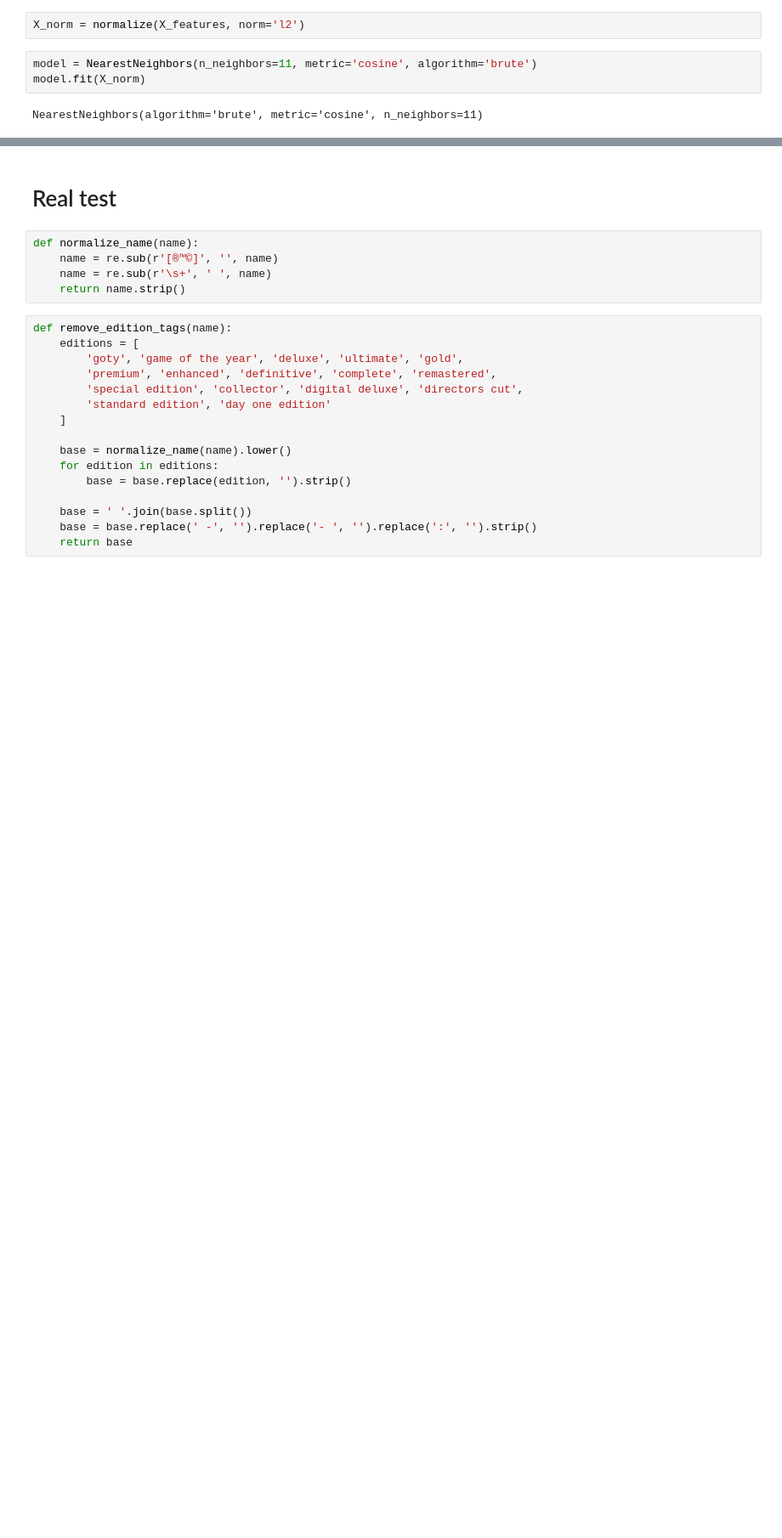
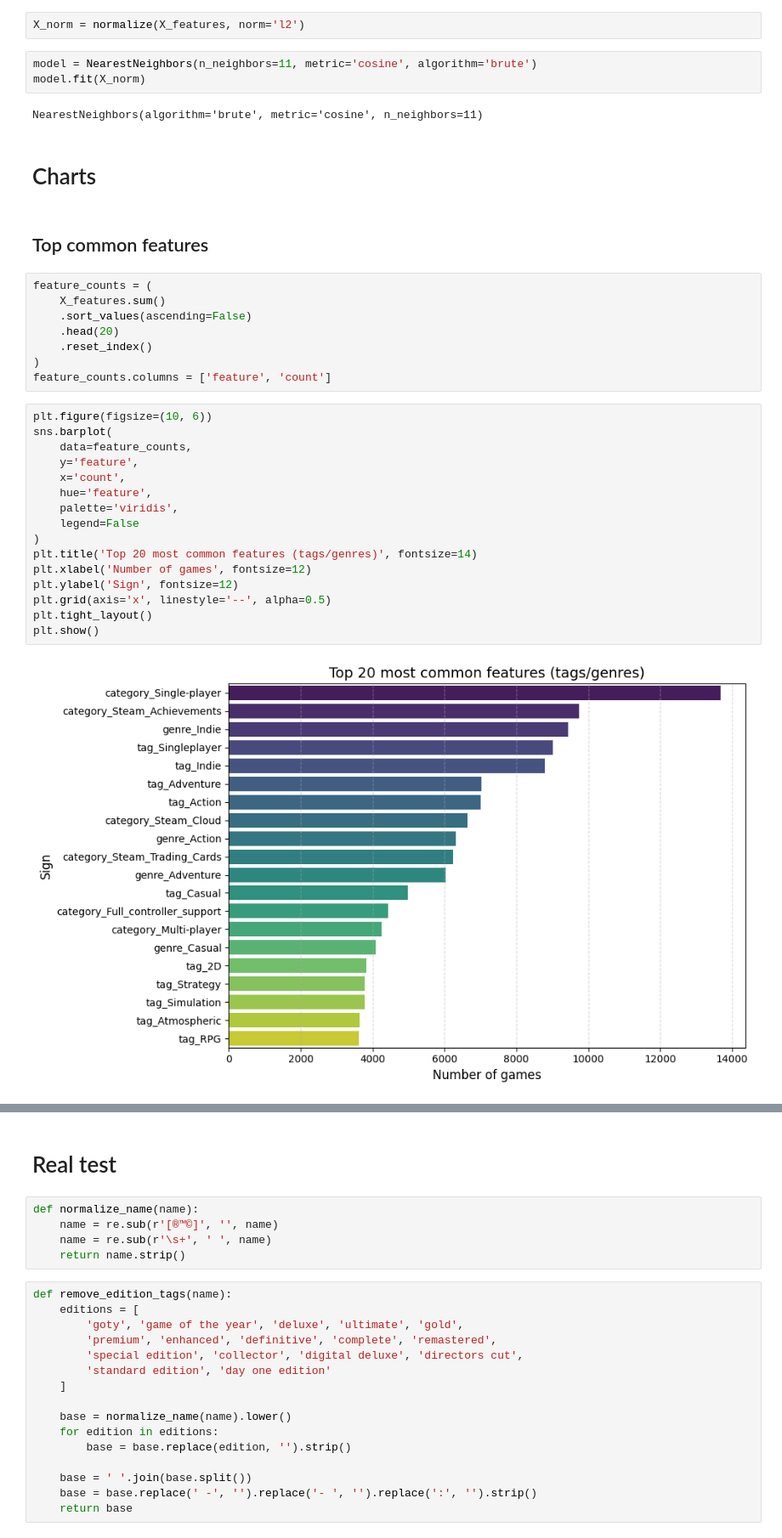
Before and after one commit to himynameisartem/Game_Style_Matcher, a Jupyter notebook: game_style_matcher.ipynb, the cells around one changed output, grey strips where cells are left out. Shown at 85% size. Cells and saved outputs as stored; diff of their text form; blank space fills up the shorter version.

Commit message:
Add Charts
1. Add Charts
2. reduced the threshold for inclusion of features >= 10

```diff
--- a/game_style_matcher.ipynb
+++ b/game_style_matcher.ipynb
@@ -400,3 +397,33 @@ model = NearestNeighbors(n_neighbors=11, metric='cosine', algorithm='brute')
 model.fit(X_norm)
 # %% [output]
 NearestNeighbors(algorithm='brute', metric='cosine', n_neighbors=11)
+# %% [markdown]
+# Charts
+# %% [markdown]
+## Top common features
+# %%
+feature_counts = (
+    X_features.sum()
+    .sort_values(ascending=False)
+    .head(20)
+    .reset_index()
+)
+feature_counts.columns = ['feature', 'count']
+# %%
+plt.figure(figsize=(10, 6))
+sns.barplot(
+    data=feature_counts,
+    y='feature',
+    x='count',
+    hue='feature',
+    palette='viridis',
+    legend=False
+)
+plt.title('Top 20 most common features (tags/genres)', fontsize=14)
+plt.xlabel('Number of games', fontsize=12)
+plt.ylabel('Sign', fontsize=12)
+plt.grid(axis='x', linestyle='--', alpha=0.5)
+plt.tight_layout()
+plt.show()
+# %% [output]
+[figure, added]
```
Also changed, not shown: parts of 3 cells of this notebook.
